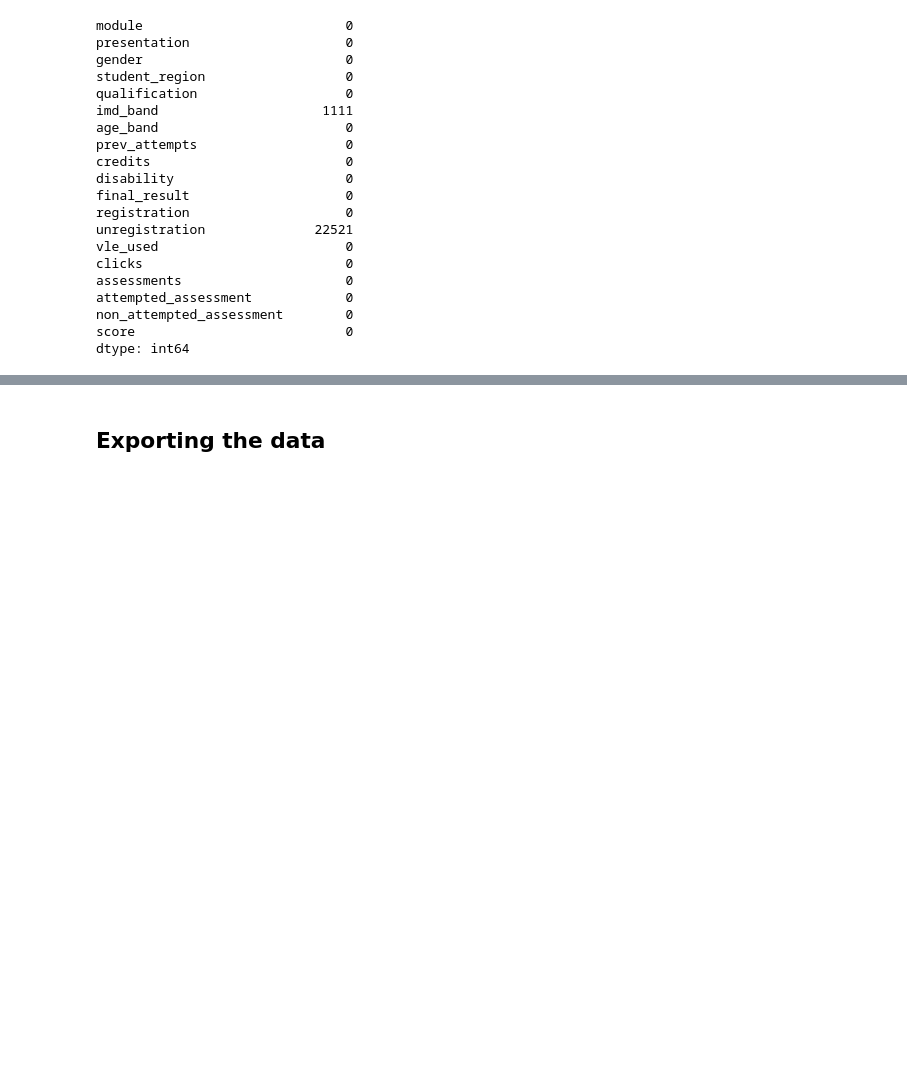
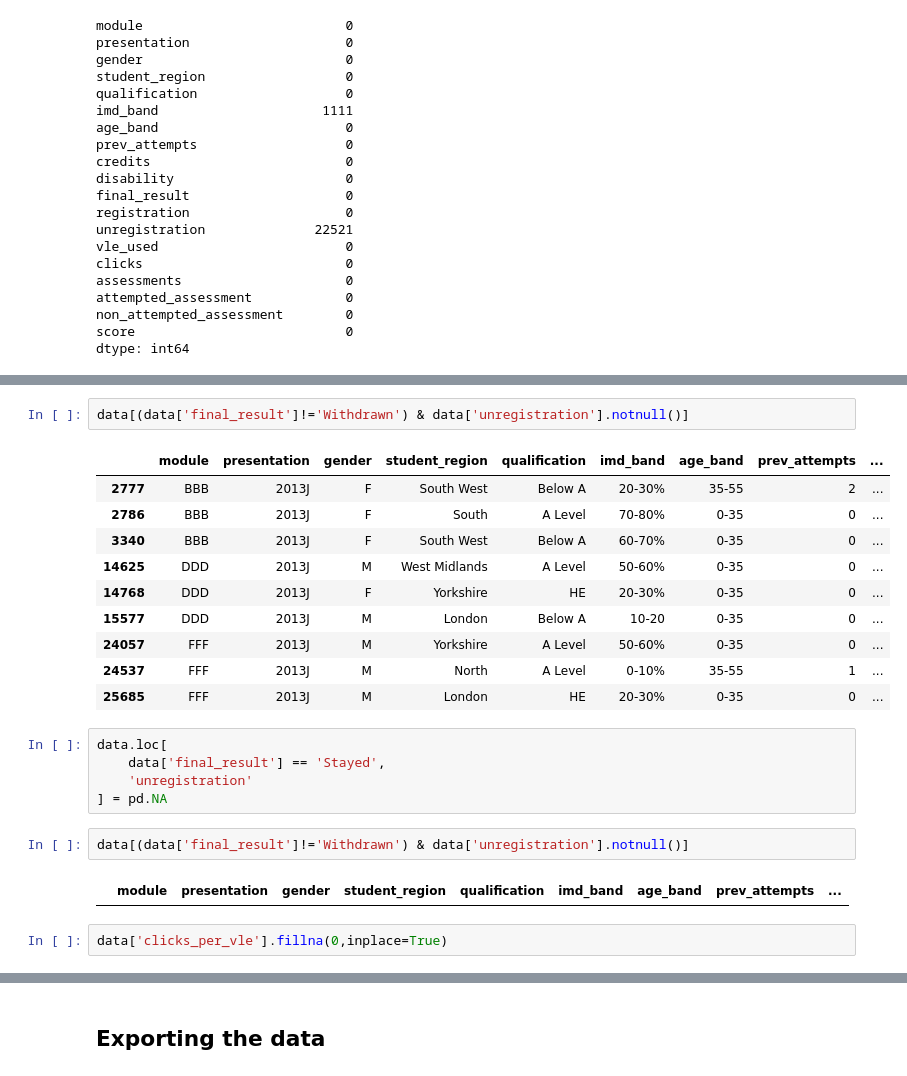
Before and after one commit to IamRaNo/ranojoy_data_analytics_projects, a Jupyter notebook: Beyond Oulad - Students Dropout/notebooks/02_sql_cleaning.ipynb, the cells around one changed output, grey strips where cells are left out. Saved outputs shown, nothing was run; the diff lists cells and outputs as text; blank space fills up the shorter version.

```diff
--- a/Beyond Oulad - Students Dropout/notebooks/02_sql_cleaning.ipynb
+++ b/Beyond Oulad - Students Dropout/notebooks/02_sql_cleaning.ipynb
@@ -398,0 +422,24 @@ dtype: int64
+# %%
+data[(data['final_result']!='Withdrawn') & data['unregistration'].notnull()]
+# %% [output]
+|  | module | presentation | gender | student_region | qualification | imd_band | age_band | prev_attempts | ... |
+| 2777 | BBB | 2013J | F | South West | Below A | 20-30% | 35-55 | 2 | ... |
+| 2786 | BBB | 2013J | F | South | A Level | 70-80% | 0-35 | 0 | ... |
+| 3340 | BBB | 2013J | F | South West | Below A | 60-70% | 0-35 | 0 | ... |
+| 14625 | DDD | 2013J | M | West Midlands | A Level | 50-60% | 0-35 | 0 | ... |
+| 14768 | DDD | 2013J | F | Yorkshire | HE | 20-30% | 0-35 | 0 | ... |
+| 15577 | DDD | 2013J | M | London | Below A | 10-20 | 0-35 | 0 | ... |
+| 24057 | FFF | 2013J | M | Yorkshire | A Level | 50-60% | 0-35 | 0 | ... |
+| 24537 | FFF | 2013J | M | North | A Level | 0-10% | 35-55 | 1 | ... |
+| 25685 | FFF | 2013J | M | London | HE | 20-30% | 0-35 | 0 | ... |
+# %%
+data.loc[
+    data['final_result'] == 'Stayed',
+    'unregistration'
+] = pd.NA
+# %%
+data[(data['final_result']!='Withdrawn') & data['unregistration'].notnull()]
+# %% [output]
+|  | module | presentation | gender | student_region | qualification | imd_band | age_band | prev_attempts | ... |
+# %%
+data['clicks_per_vle'].fillna(0,inplace=True)
```
Also changed, not shown: parts of 7 cells of this notebook, 2 other files.
